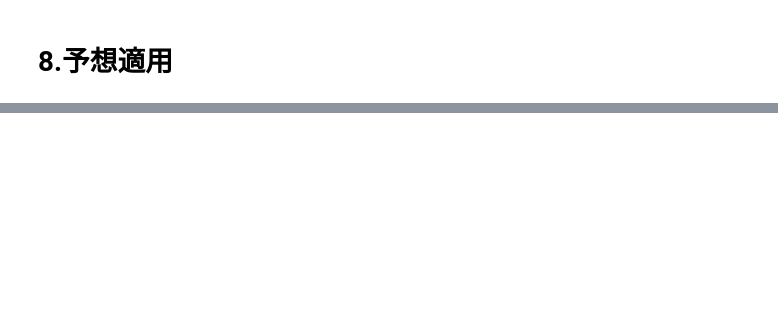
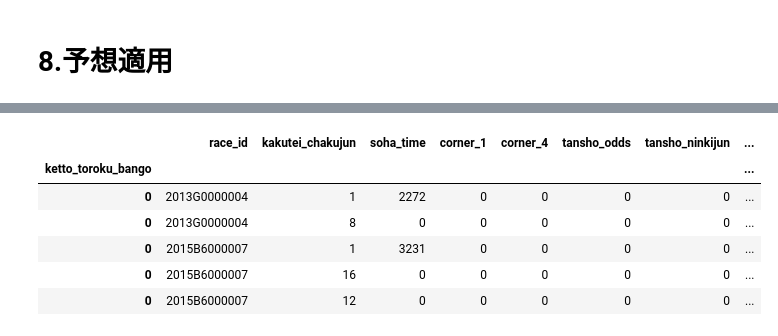
Before and after one commit to mk19828/keiba_2, a Jupyter notebook: keiba003_2_2.ipynb, the cells around one changed output, grey strips where cells are left out. Cells and saved outputs as stored; diff of their text form; code cells hidden in the pictures; blank space fills up the shorter version.

```diff
--- a/keiba003_2_2.ipynb
+++ b/keiba003_2_2.ipynb
@@ -892,6 +832,16 @@ taisho_race = taisho_race.set_index('race_id')
 #　1004-001
 merged_results = pd.merge(race_info_sel,taisho_race,\
                              left_index=True,right_index=True,how='left')
+# %%
+horse_info.head()
+# %% [output]
+|  | race_id | kakutei_chakujun | soha_time | corner_1 | corner_4 | tansho_odds | tansho_ninkijun | ... |
+| ketto_toroku_bango |  |  |  |  |  |  |  | ... |
+| 0 | 2013G0000004 | 1 | 2272 | 0 | 0 | 0 | 0 | ... |
+| 0 | 2013G0000004 | 8 | 0 | 0 | 0 | 0 | 0 | ... |
+| 0 | 2015B6000007 | 1 | 3231 | 0 | 0 | 0 | 0 | ... |
+| 0 | 2015B6000007 | 16 | 0 | 0 | 0 | 0 | 0 | ... |
+| 0 | 2015B6000007 | 12 | 0 | 0 | 0 | 0 | 0 | ... |
 # %%
 #  1005-001
 hr = HorseResults(horse_info)
```
Also changed, not shown: parts of 20 cells of this notebook, 3 other files.
